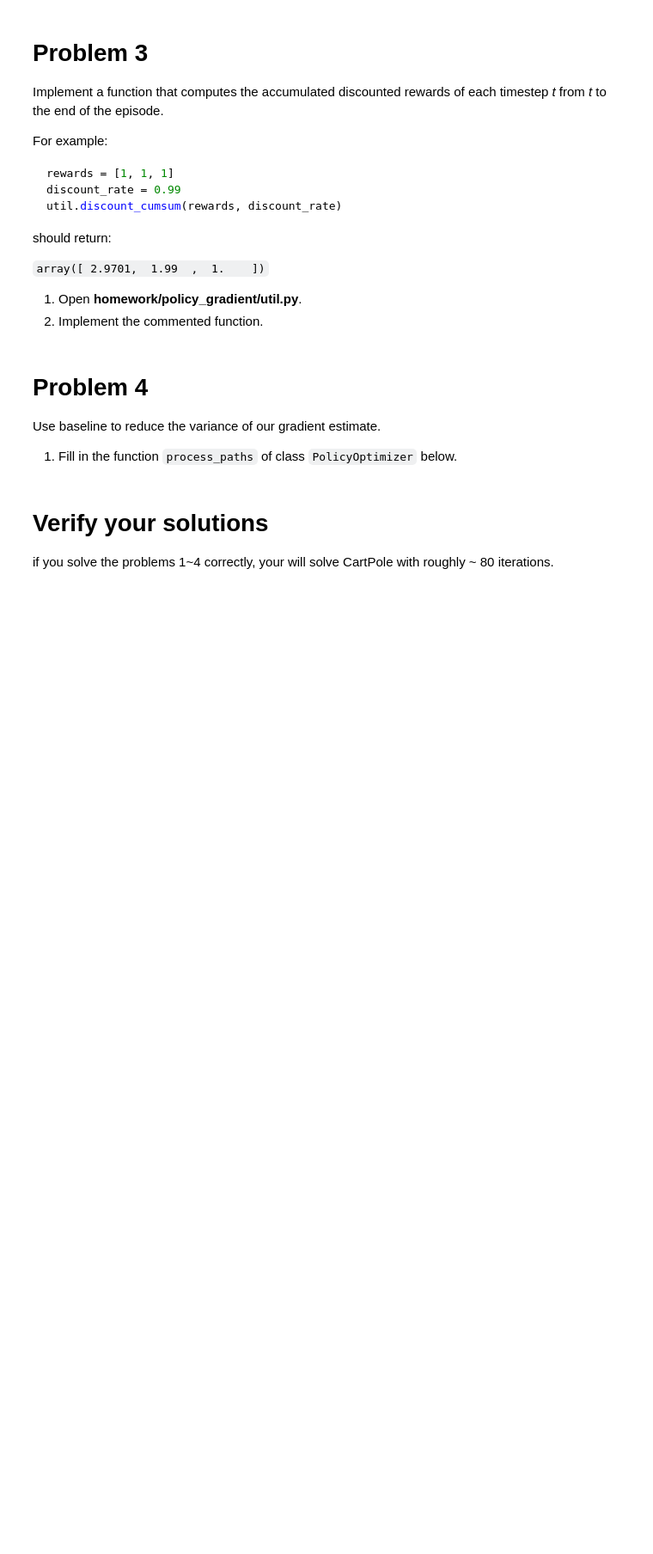
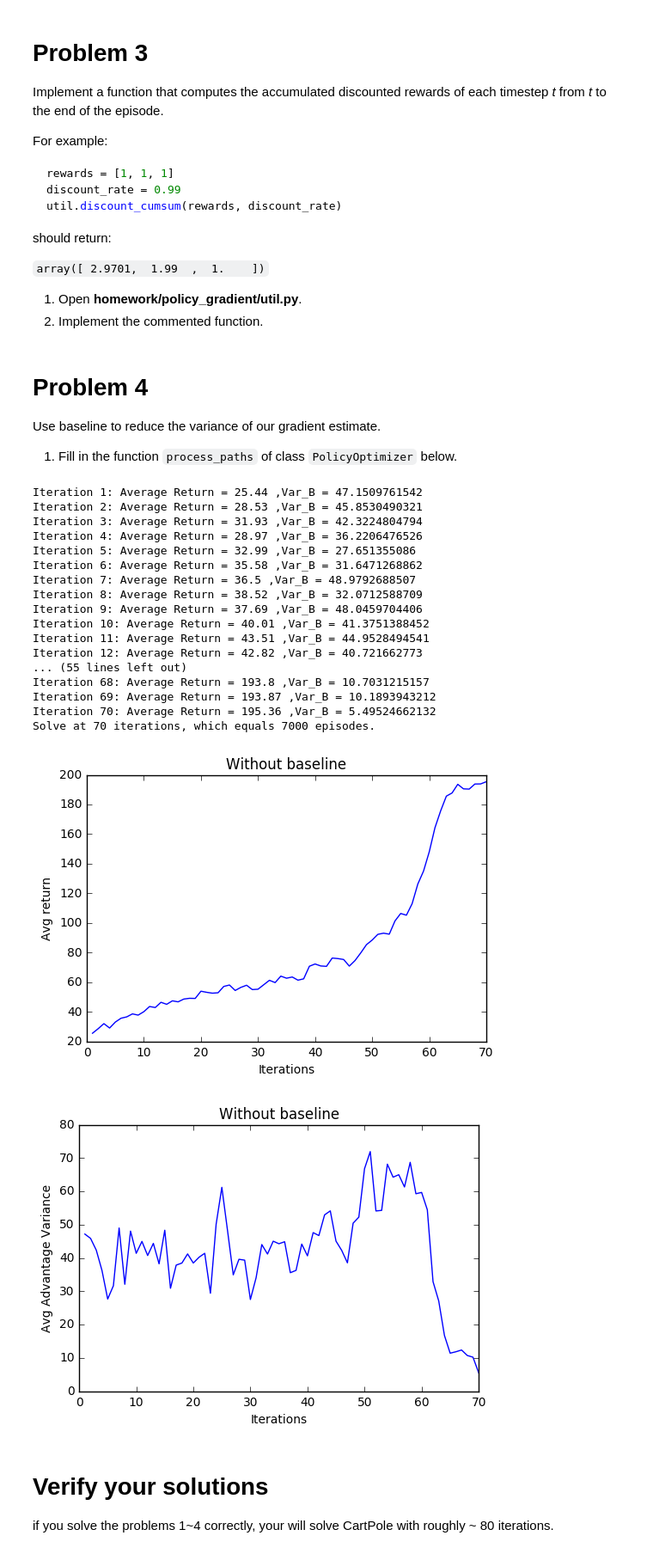
Before and after one commit to TheCEDL/homework2, a Jupyter notebook: HW2_Policy_Graident.ipynb, the cells around one changed output. Shown at 86% size. Drawn from its saved outputs; the diff is of its cells as text; code cells hidden in the pictures; blank space fills up the shorter version.

```diff
--- a/HW2_Policy_Graident.ipynb
+++ b/HW2_Policy_Graident.ipynb
@@ -200,3 +216,56 @@ po.train()
+# %%
+n_iter = 200
+n_episode = 100
+path_length = 200
+discount_rate = 0.99
+baseline = LinearFeatureBaseline(env.spec)
+#baseline = None
+po = PolicyOptimizer(env, policy, baseline, n_iter, n_episode, path_length,
+                     discount_rate)
+
+# Train the policy optimizer
+return_list = []
+po.train(return_list)
+x = np.array(range(1,len(return_list)+1))
+y = np.array(return_list)
+plt.plot(x,y)
+plt.xlabel("Iterations")
+plt.ylabel("Avg return")
+plt.title("Without baseline")
+plt.show()
+
+y1 = np.array(po.stats["avg_adv_var_baseline"])
+#y2 = np.array(po.stats["avg_adv_var_nobase"])
+plt.plot(x,y1)
+#plt.plot(x,y2)
+plt.xlabel("Iterations")
+plt.ylabel("Avg Advantage Variance")
+#plt.title("Without baseline")
+plt.legend(["With baseline","No baseline"])
+plt.show()
+
+
+#env.monitor.close()
+# %% [output]
+Iteration 1: Average Return = 25.44 ,Var_B = 47.1509761542
+Iteration 2: Average Return = 28.53 ,Var_B = 45.8530490321
+Iteration 3: Average Return = 31.93 ,Var_B = 42.3224804794
+Iteration 4: Average Return = 28.97 ,Var_B = 36.2206476526
+Iteration 5: Average Return = 32.99 ,Var_B = 27.651355086
+Iteration 6: Average Return = 35.58 ,Var_B = 31.6471268862
+Iteration 7: Average Return = 36.5 ,Var_B = 48.9792688507
+Iteration 8: Average Return = 38.52 ,Var_B = 32.0712588709
+Iteration 9: Average Return = 37.69 ,Var_B = 48.0459704406
+Iteration 10: Average Return = 40.01 ,Var_B = 41.3751388452
+Iteration 11: Average Return = 43.51 ,Var_B = 44.9528494541
+Iteration 12: Average Return = 42.82 ,Var_B = 40.721662773
+... (55 lines left out)
+Iteration 68: Average Return = 193.8 ,Var_B = 10.7031215157
+Iteration 69: Average Return = 193.87 ,Var_B = 10.1893943212
+Iteration 70: Average Return = 195.36 ,Var_B = 5.49524662132
+Solve at 70 iterations, which equals 7000 episodes.
+[figure, added]
+[figure, added]
 # %% [markdown]
 # Verify your solutions
 
```
Also changed, not shown: parts of 4 cells of this notebook, 9 other files.
